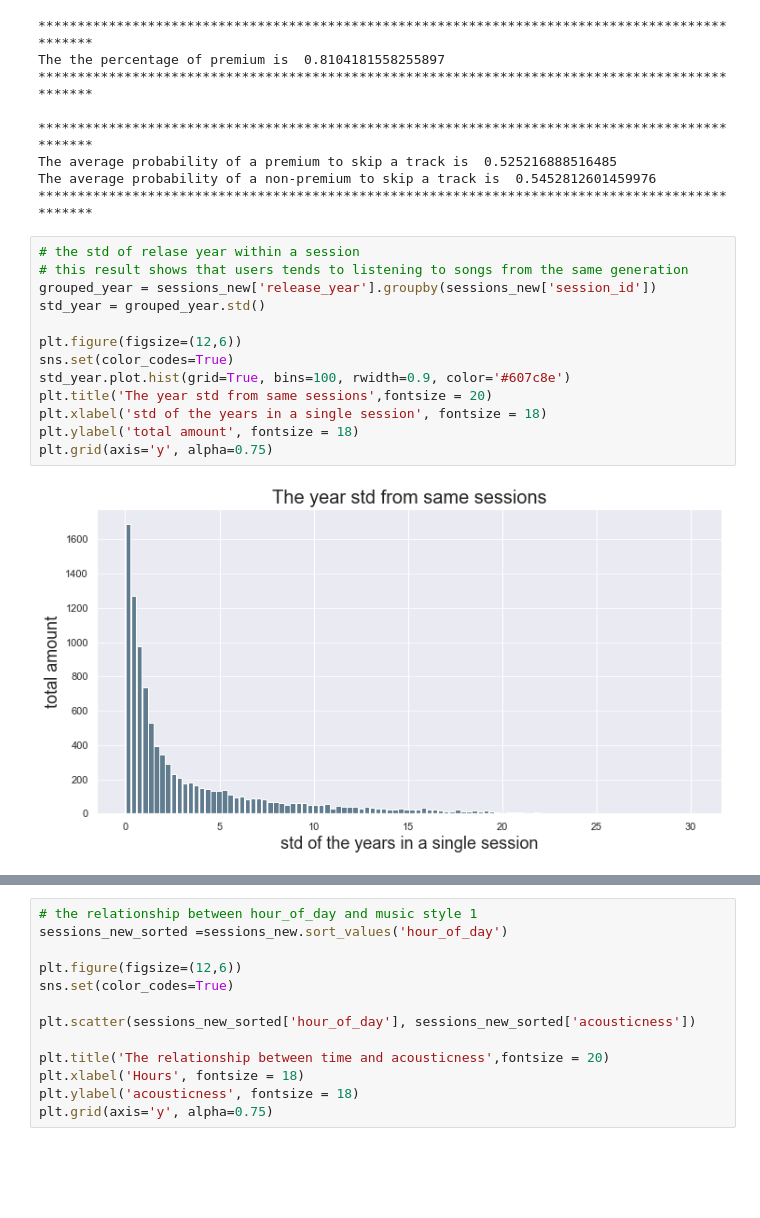
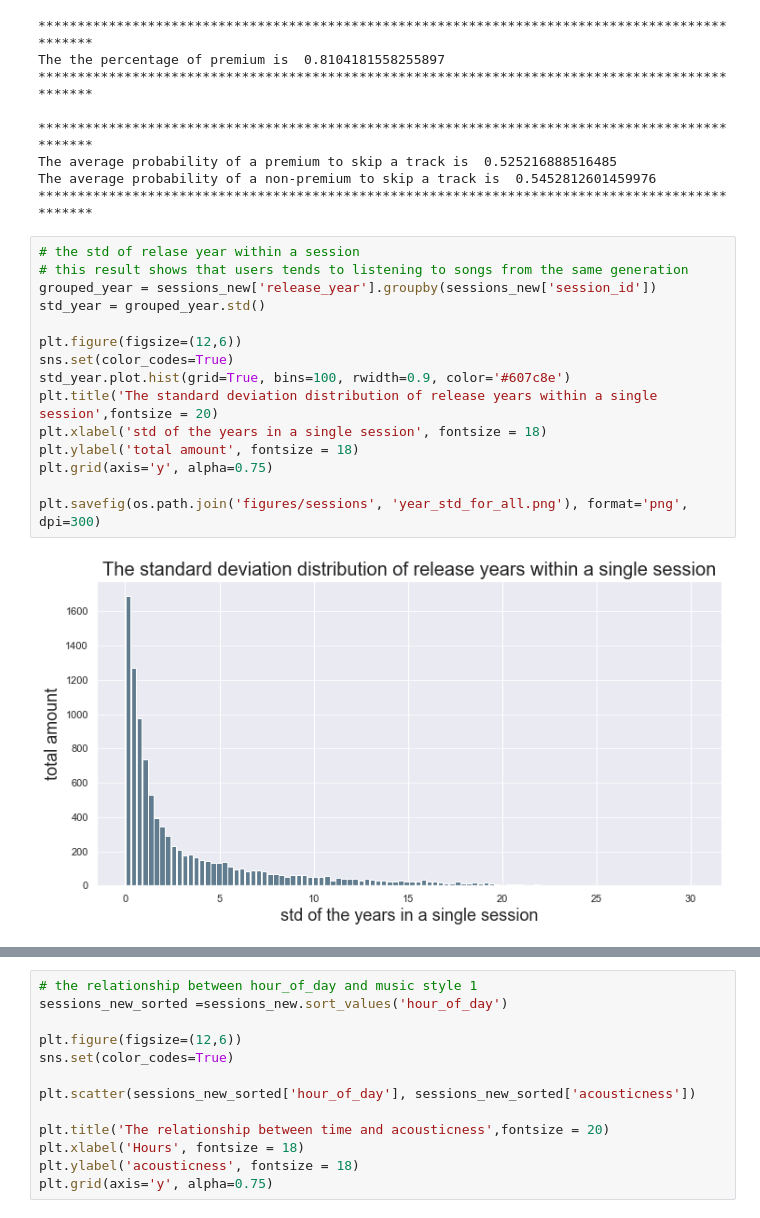
Before and after one commit to ucabqze/trellis-network-applied-to-music-sequences, a Jupyter notebook: EDA/EDA.ipynb, the cells around one changed output, grey strips where cells are left out. Drawn from its saved outputs; the diff is of its cells as text; blank space fills up the shorter version.

```diff
--- a/EDA/EDA.ipynb
+++ b/EDA/EDA.ipynb
@@ -256,15 +402,17 @@ The average probability of a non-premium to skip a track is  0.5452812601459976
 # %%
 # the std of relase year within a session
 # this result shows that users tends to listening to songs from the same generation
 grouped_year = sessions_new['release_year'].groupby(sessions_new['session_id'])
 std_year = grouped_year.std()
 
 plt.figure(figsize=(12,6))
 sns.set(color_codes=True)
 std_year.plot.hist(grid=True, bins=100, rwidth=0.9, color='#607c8e')
-plt.title('The year std from same sessions',fontsize = 20)
+plt.title('The standard deviation distribution of release years within a single session',fontsize = 20)
 plt.xlabel('std of the years in a single session', fontsize = 18)
 plt.ylabel('total amount', fontsize = 18)
 plt.grid(axis='y', alpha=0.75)
+
+plt.savefig(os.path.join('figures/sessions', 'year_std_for_all.png'), format='png', dpi=300)
 # %% [output]
-[figure, old version]
+[figure, new version]
```
Also changed, not shown: parts of 28 cells of this notebook.
